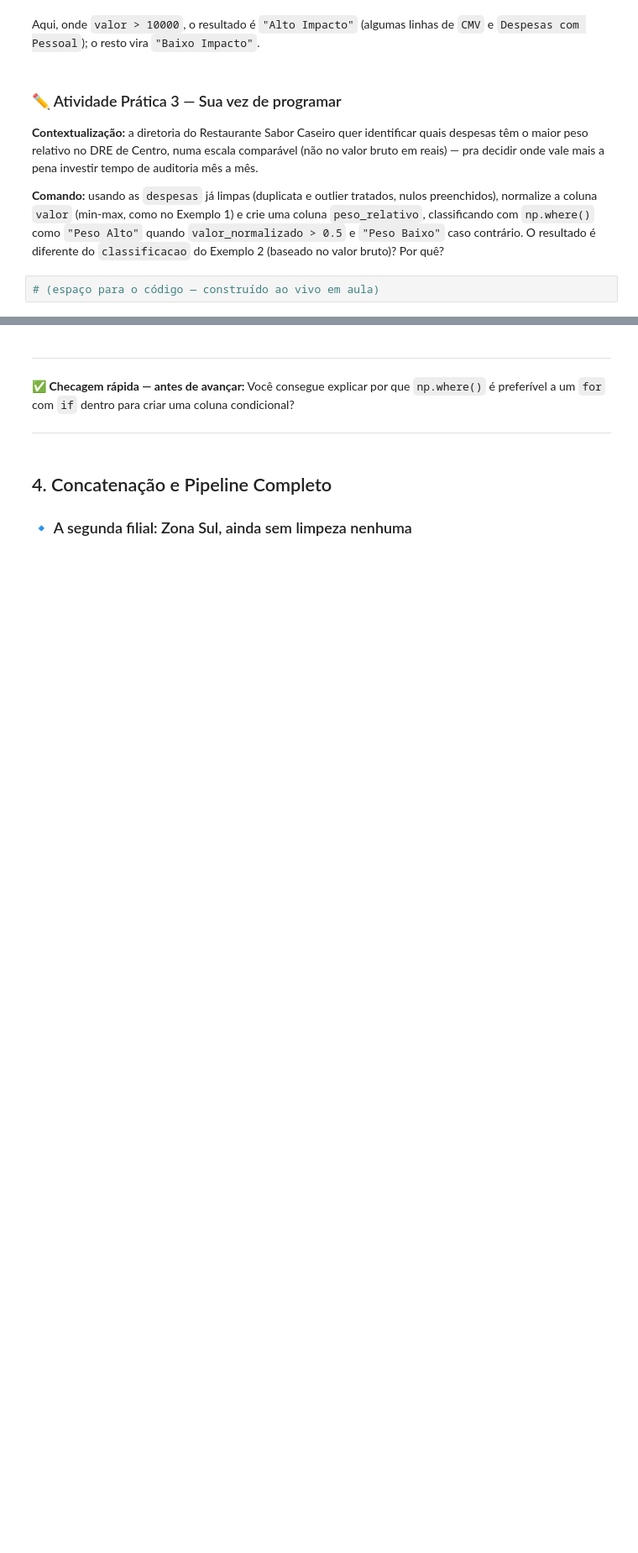
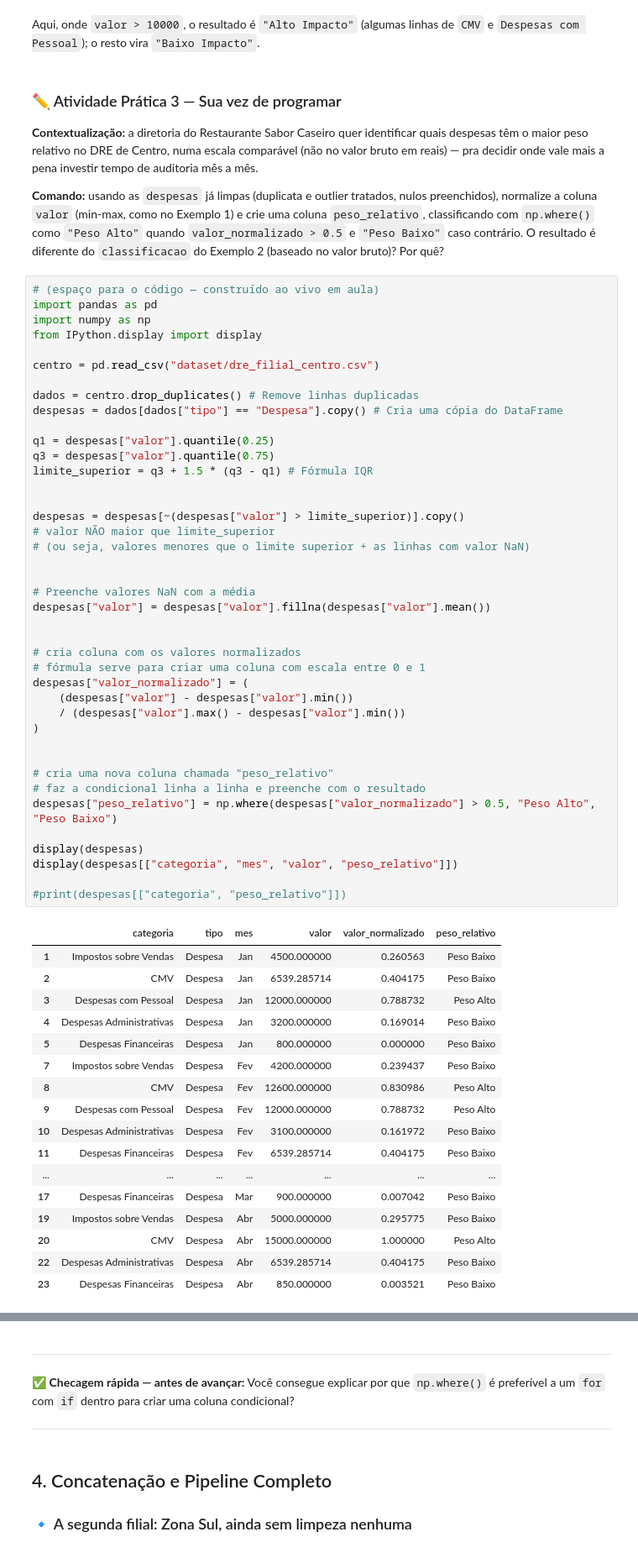
Before and after one commit to laisalegri/turma05-analise-de-dados-com-python, a Jupyter notebook: 06_Limpeza_e_Transformacao_de_Dados/Aluno/notebook_colab_lais.ipynb, the cells around one changed output, grey strips where cells are left out. Shown at 84% size. Saved outputs shown, nothing was run; the diff lists cells and outputs as text; blank space fills up the shorter version.

Commit message:
aula de tratamendo de dados semana 06

```diff
--- a/06_Limpeza_e_Transformacao_de_Dados/Aluno/notebook_colab_lais.ipynb
+++ b/06_Limpeza_e_Transformacao_de_Dados/Aluno/notebook_colab_lais.ipynb
@@ -738,3 +826,60 @@ Aqui, onde `valor > 10000`, o resultado é `"Alto Impacto"` (algumas linhas de `
 **Comando:** usando as `despesas` já limpas (duplicata e outlier tratados, nulos preenchidos), normalize a coluna `valor` (min-max, como no Exemplo 1) e crie uma coluna `peso_relativo`, classificando com `np.where()` como `"Peso Alto"` quando `valor_normalizado > 0.5` e `"Peso Baixo"` caso contrário. O resultado é diferente do `classificacao` do Exemplo 2 (baseado no valor bruto)? Por quê?
 # %%
 # (espaço para o código — construído ao vivo em aula)
+import pandas as pd
+import numpy as np
+from IPython.display import display
+
+centro = pd.read_csv("dataset/dre_filial_centro.csv")
+
+dados = centro.drop_duplicates() # Remove linhas duplicadas
+despesas = dados[dados["tipo"] == "Despesa"].copy() # Cria uma cópia do DataFrame
+
+q1 = despesas["valor"].quantile(0.25)
+q3 = despesas["valor"].quantile(0.75)
+limite_superior = q3 + 1.5 * (q3 - q1) # Fórmula IQR
+
+
+despesas = despesas[~(despesas["valor"] > limite_superior)].copy()
+# valor NÃO maior que limite_superior
+# (ou seja, valores menores que o limite superior + as linhas com valor NaN)
+
+
+# Preenche valores NaN com a média
+despesas["valor"] = despesas["valor"].fillna(despesas["valor"].mean())
+
+
+# cria coluna com os valores normalizados
+# fórmula serve para criar uma coluna com escala entre 0 e 1
+despesas["valor_normalizado"] = (
+    (despesas["valor"] - despesas["valor"].min())
+    / (despesas["valor"].max() - despesas["valor"].min())
+)
+
+
+# cria uma nova coluna chamada "peso_relativo"
+# faz a condicional linha a linha e preenche com o resultado
+despesas["peso_relativo"] = np.where(despesas["valor_normalizado"] > 0.5, "Peso Alto", "Peso Baixo")
+
+display(despesas)
+display(despesas[["categoria", "mes", "valor", "peso_relativo"]])
+
+#print(despesas[["categoria", "peso_relativo"]])
+# %% [output]
+|  | categoria | tipo | mes | valor | valor_normalizado | peso_relativo |
+| 1 | Impostos sobre Vendas | Despesa | Jan | 4500.000000 | 0.260563 | Peso Baixo |
+| 2 | CMV | Despesa | Jan | 6539.285714 | 0.404175 | Peso Baixo |
+| 3 | Despesas com Pessoal | Despesa | Jan | 12000.000000 | 0.788732 | Peso Alto |
+| 4 | Despesas Administrativas | Despesa | Jan | 3200.000000 | 0.169014 | Peso Baixo |
+| 5 | Despesas Financeiras | Despesa | Jan | 800.000000 | 0.000000 | Peso Baixo |
+| 7 | Impostos sobre Vendas | Despesa | Fev | 4200.000000 | 0.239437 | Peso Baixo |
+| 8 | CMV | Despesa | Fev | 12600.000000 | 0.830986 | Peso Alto |
+| 9 | Despesas com Pessoal | Despesa | Fev | 12000.000000 | 0.788732 | Peso Alto |
+| 10 | Despesas Administrativas | Despesa | Fev | 3100.000000 | 0.161972 | Peso Baixo |
+| 11 | Despesas Financeiras | Despesa | Fev | 6539.285714 | 0.404175 | Peso Baixo |
+| ... | ... | ... | ... | ... | ... | ... |
+| 17 | Despesas Financeiras | Despesa | Mar | 900.000000 | 0.007042 | Peso Baixo |
+| 19 | Impostos sobre Vendas | Despesa | Abr | 5000.000000 | 0.295775 | Peso Baixo |
+| 20 | CMV | Despesa | Abr | 15000.000000 | 1.000000 | Peso Alto |
+| 22 | Despesas Administrativas | Despesa | Abr | 6539.285714 | 0.404175 | Peso Baixo |
+| 23 | Despesas Financeiras | Despesa | Abr | 850.000000 | 0.003521 | Peso Baixo |
```
Also changed, not shown: parts of 9 cells of this notebook.
